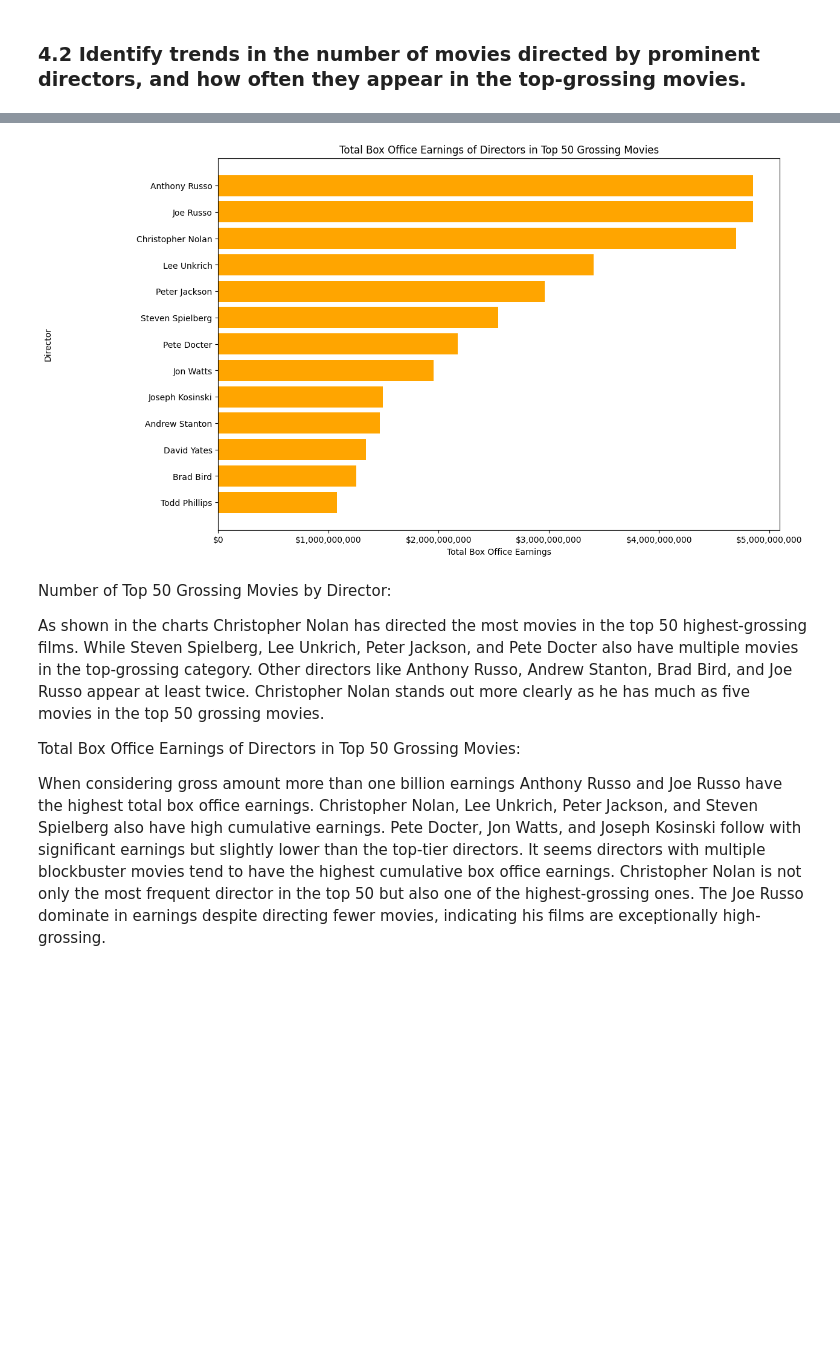
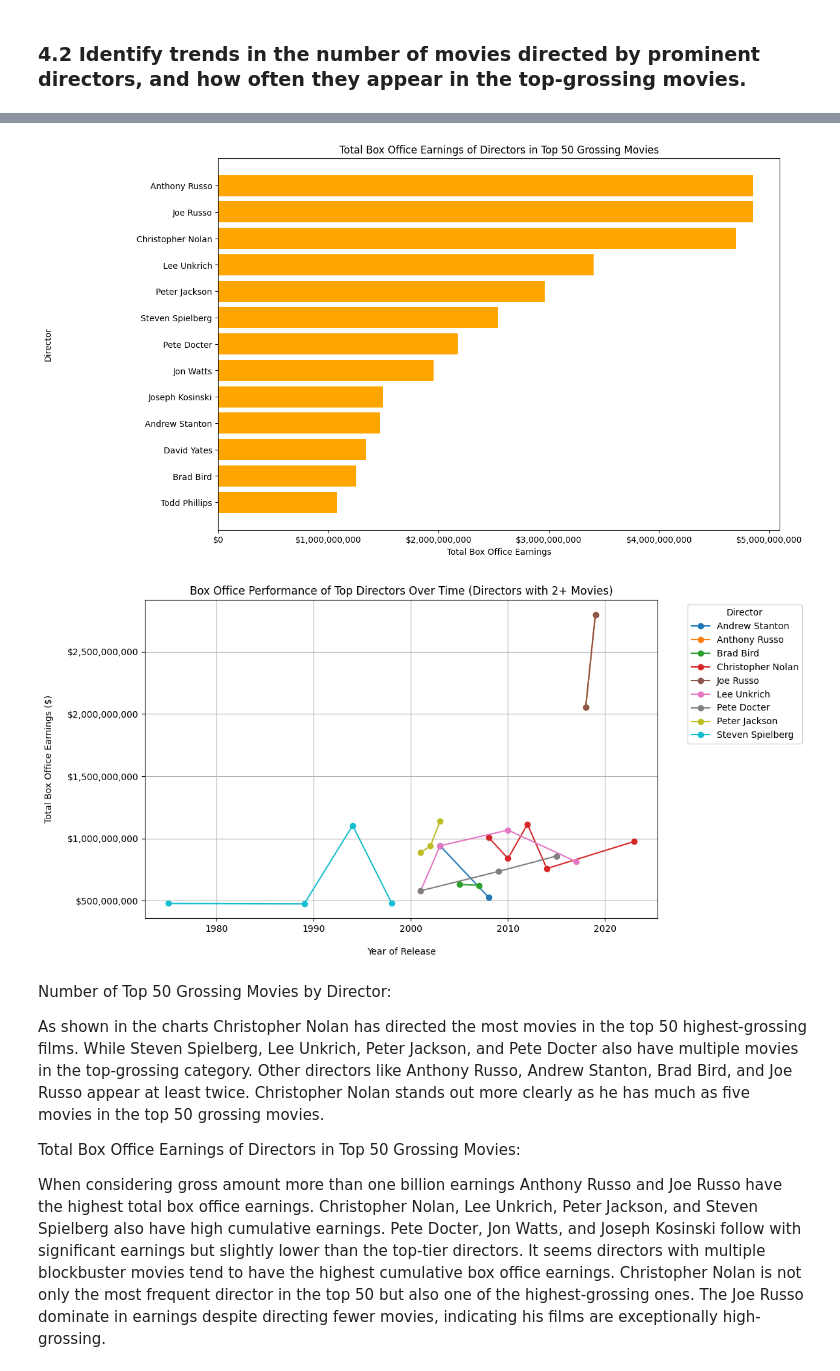
Before and after one commit to lolitha-lakshan-1/programming-data-science-assignment-1, a Jupyter notebook: Question_2/Question_2_b.ipynb, the cells around one changed output, grey strips where cells are left out. Drawn from its saved outputs; the diff is of its cells as text; code cells hidden in the pictures; blank space fills up the shorter version.

Commit message:
Question 2 - Analyzing Director trend over the years

```diff
--- a/Question_2/Question_2_b.ipynb
+++ b/Question_2/Question_2_b.ipynb
@@ -230,34 +230,67 @@ filtered_director_stats_sorted = filtered_director_stats.sort_values(by="Number
 # Sum the total box office earnings per director
 director_box_office = df_exploded.groupby('directors')['box_office'].sum().reset_index()
 director_box_office.columns = ['Director', 'Total Box Office']
-director_stats = pd.merge(director_counts, director_box_office, on='Director')
+#edirector_stats = pd.merge(director_counts, director_box_office, on='Director')
 
 # Filter gorssing movies more than one billion dollars
 filtered_box_office_stats = director_box_office[director_box_office["Total Box Office"] >= 1000000000]
 filtered_box_office_sorted = filtered_box_office_stats.sort_values(by="Total Box Office", ascending=False)
 
 # Plot another bar chart for number of movies
 plt.figure(figsize=(12,8))
 plt.barh(filtered_director_stats_sorted["Director"], filtered_director_stats_sorted["Number of Movies"], color='skyblue')
 plt.xlabel("Number of Movies in Top 50 Grossing")
 plt.ylabel("Director")
 plt.title("Number of Top 50 Grossing Movies by Director")
 plt.gca().invert_yaxis()
 plt.show()
 
 # Plot another bar chart for total box office earnings
 plt.figure(figsize=(12, 8))
 plt.barh(filtered_box_office_sorted["Director"], filtered_box_office_sorted["Total Box Office"], color='orange')
 plt.xlabel("Total Box Office Earnings", )
 plt.ylabel("Director", labelpad=100)
 plt.title("Total Box Office Earnings of Directors in Top 50 Grossing Movies")
 plt.gca().invert_yaxis()
 formatter = ticker.FuncFormatter(lambda x, pos: f'${x:,.0f}')  # Format as "$1,000,000"
 plt.gca().xaxis.set_major_formatter(formatter)
 plt.show()
+
+# Plot box office trend over the years
+
+# Group by director and release year to track dominance over time
+director_trends = df_exploded.groupby(['directors', 'release_year'])['box_office'].sum().reset_index()
+director_trends.columns = ['Director', 'Release Year', 'Total Box Office']
+
+# Filter only directors who have at least 2 movies in the top 50
+multi_movie_directors = filtered_director_stats['Director']
+filtered_director_trends = director_trends[director_trends['Director'].isin(multi_movie_directors)]
+
+# Get unique directors
+unique_directors = filtered_director_trends['Director'].unique()
+
+# Assign colors to each director
+colors = plt.cm.get_cmap("tab10", len(unique_directors))
+
+# Plot each director's trend separately
+plt.figure(figsize=(12, 6))
+
+for i, director in enumerate(unique_directors):
+    director_data = filtered_director_trends[filtered_director_trends['Director'] == director]
+    plt.plot(director_data['Release Year'], director_data['Total Box Office'], marker="o", label=director, color=colors(i))
+
+plt.xlabel("Year of Release", labelpad=15)
+plt.ylabel("Total Box Office Earnings ($)", labelpad=15)
+plt.title("Box Office Performance of Top Directors Over Time (Directors with 2+ Movies)")
+plt.legend(title="Director", bbox_to_anchor=(1.05, 1), loc='upper left')
+plt.gca().yaxis.set_major_formatter(formatter)
+plt.grid(True)
+plt.tight_layout()
+plt.show()
 # %% [output]
 [figure]
 [figure]
+[figure, added]
 # %% [markdown]
 
 Number of Top 50 Grossing Movies by Director:
```
